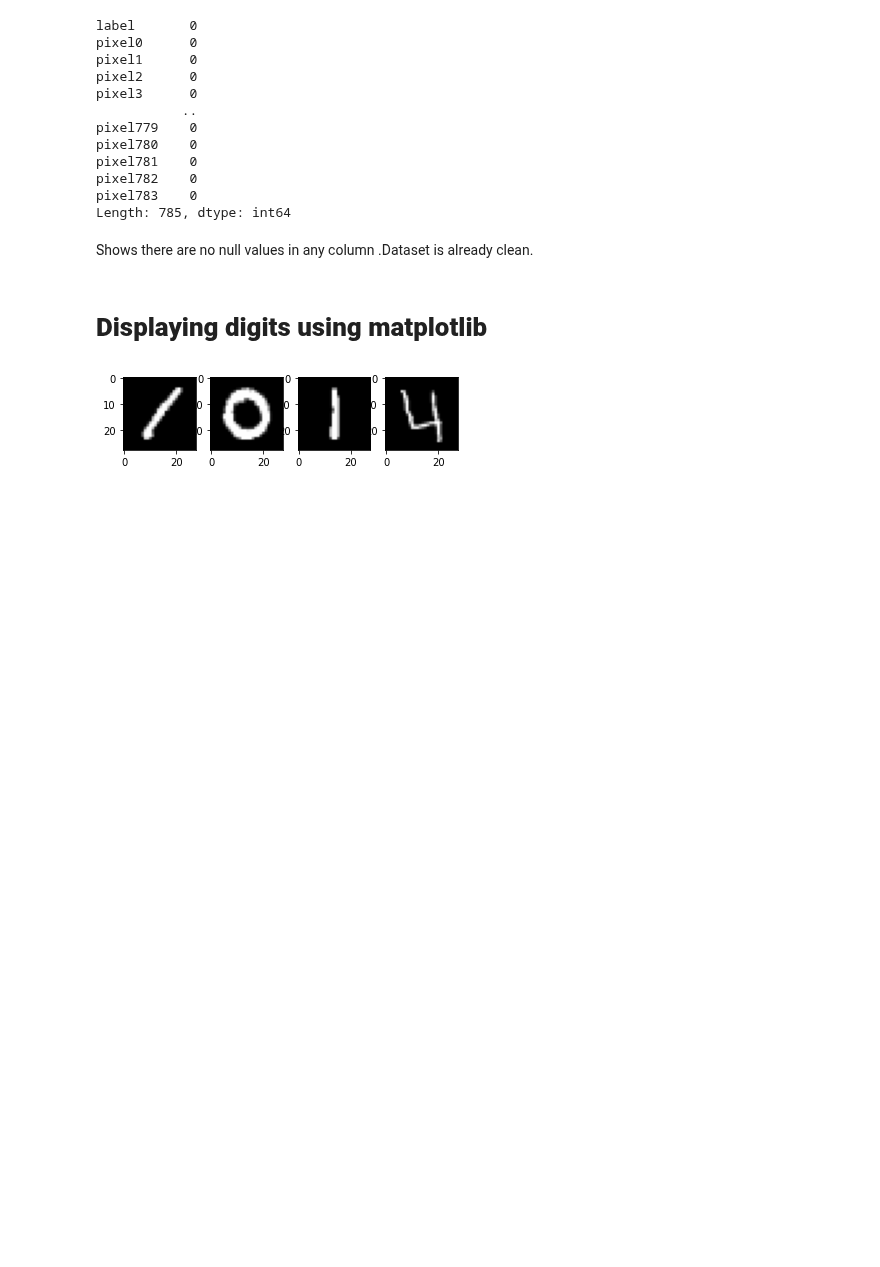
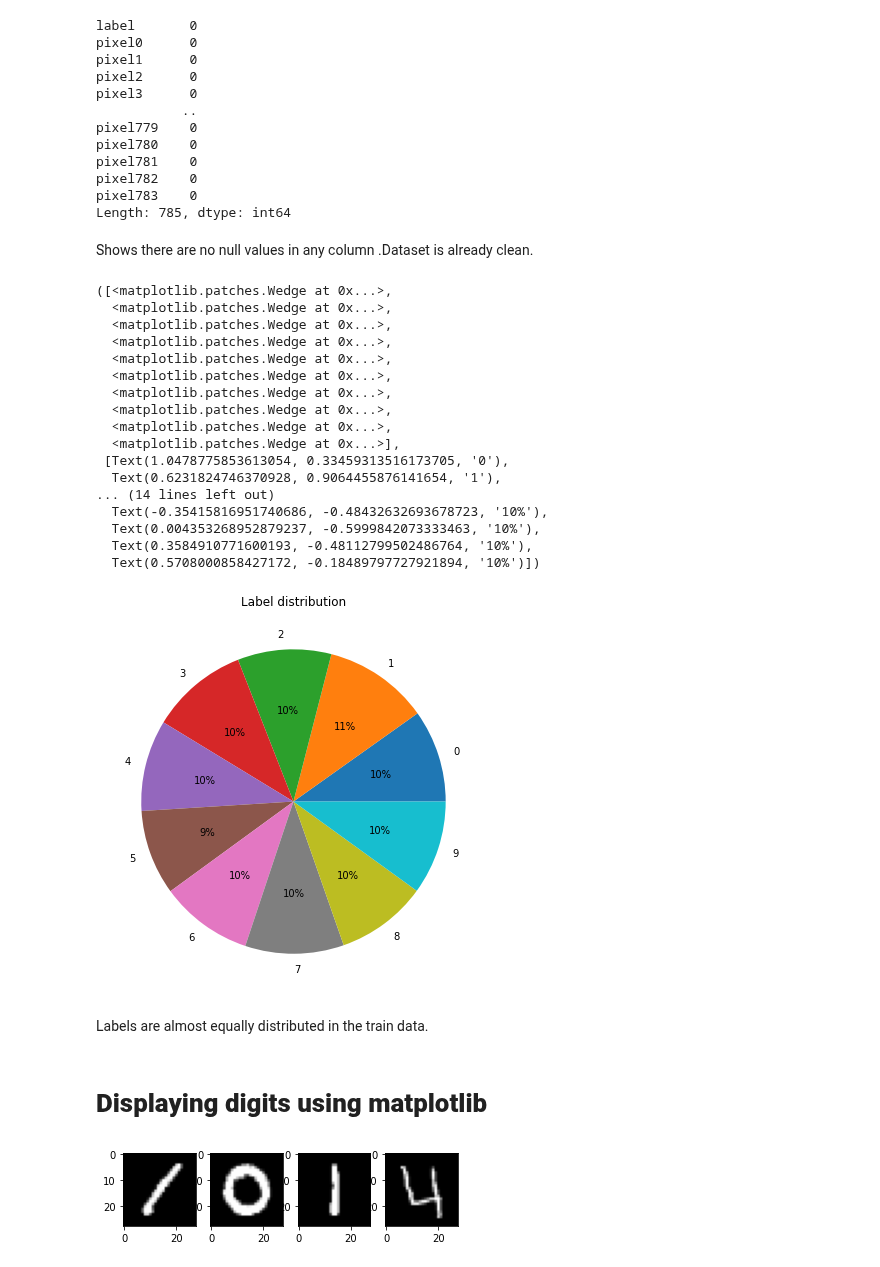
Before and after one commit to Suyashiitr/kaggle, a Jupyter notebook: digit-recognizer-using-machine-learning-algorithms.ipynb, the cells around one changed output. Drawn from its saved outputs; the diff is of its cells as text; code cells hidden in the pictures; blank space fills up the shorter version.

```diff
--- a/digit-recognizer-using-machine-learning-algorithms.ipynb
+++ b/digit-recognizer-using-machine-learning-algorithms.ipynb
@@ -64,6 +64,32 @@ pixel783    0
 Length: 785, dtype: int64
 # %% [markdown]
 Shows there are no null values in any column .Dataset is already clean.
+# %%
+df_label = idnum.groupby('label').count()['pixel0']
+plt.figure(figsize=(7,7))
+plt.title('Label distribution')
+plt.pie(df_label , labels = df_label.index , autopct = '%0.0f%%')
+# %% [output]
+([<matplotlib.patches.Wedge at 0x...>,
+  <matplotlib.patches.Wedge at 0x...>,
+  <matplotlib.patches.Wedge at 0x...>,
+  <matplotlib.patches.Wedge at 0x...>,
+  <matplotlib.patches.Wedge at 0x...>,
+  <matplotlib.patches.Wedge at 0x...>,
+  <matplotlib.patches.Wedge at 0x...>,
+  <matplotlib.patches.Wedge at 0x...>,
+  <matplotlib.patches.Wedge at 0x...>,
+  <matplotlib.patches.Wedge at 0x...>],
+ [Text(1.0478775853613054, 0.33459313516173705, '0'),
+  Text(0.6231824746370928, 0.9064455876141654, '1'),
+... (14 lines left out)
+  Text(-0.35415816951740686, -0.48432632693678723, '10%'),
+  Text(0.004353268952879237, -0.5999842073333463, '10%'),
+  Text(0.3584910771600193, -0.48112799502486764, '10%'),
+  Text(0.5708000858427172, -0.18489797727921894, '10%')])
+[figure, added]
+# %% [markdown]
+Labels are almost equally distributed in the train data.
 # %% [markdown]
 # **Displaying digits using matplotlib**
 # %%
```
Also changed, not shown: parts of 3 cells of this notebook.
